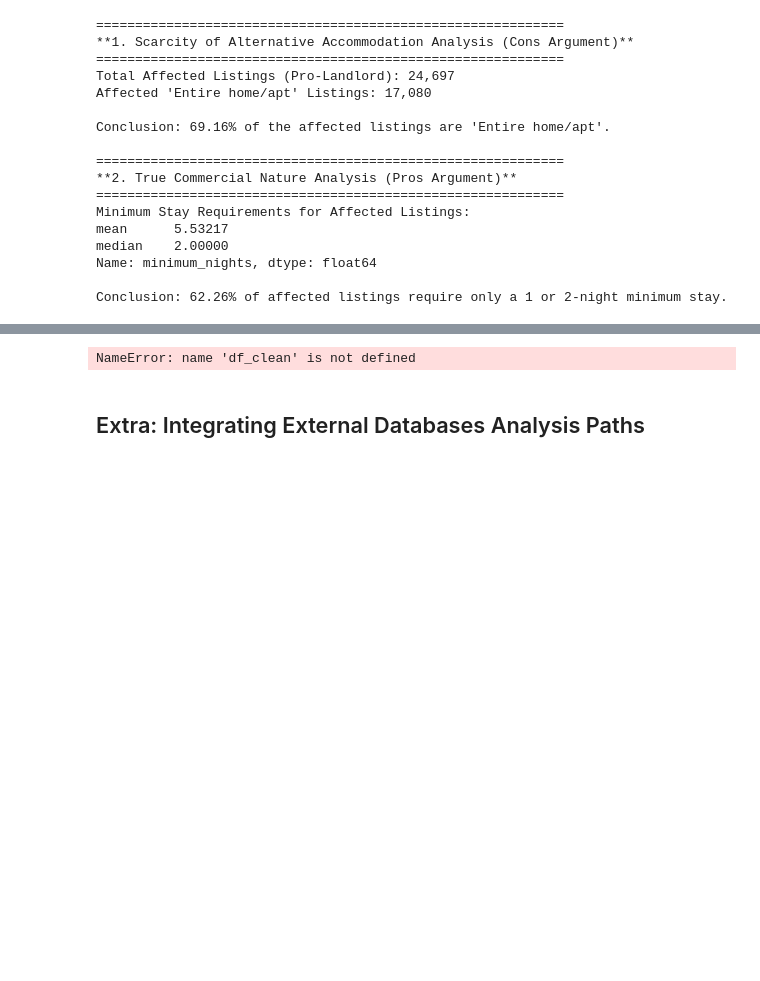
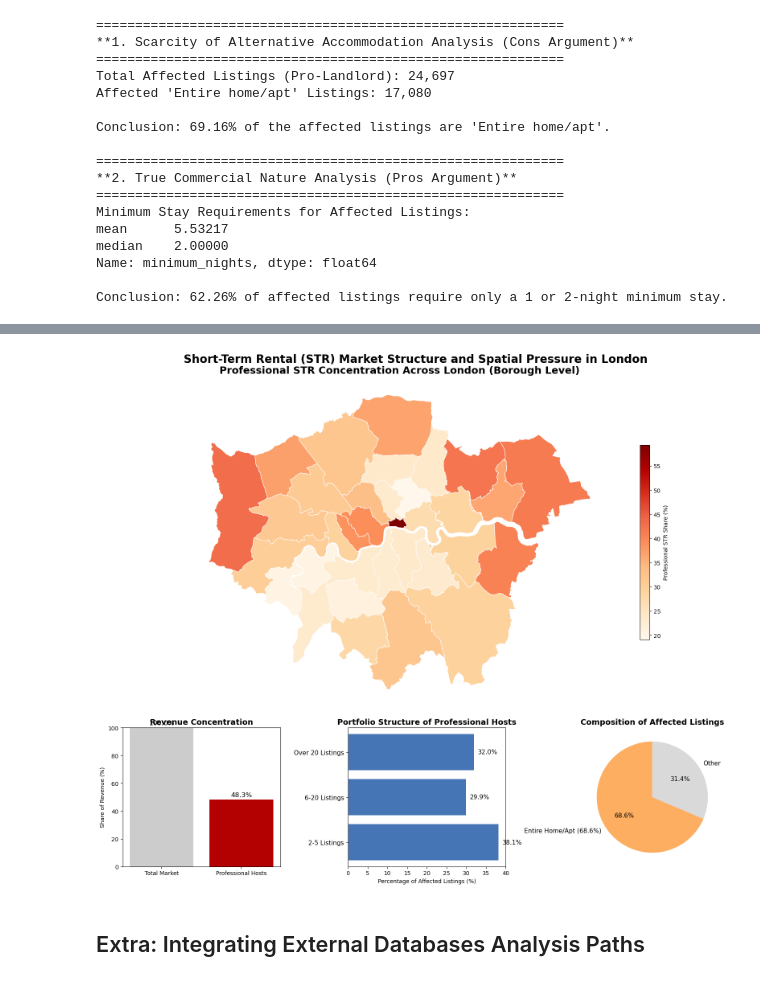
Before and after one commit to zhengpei-xu/CASA0013_Groupwork, a Jupyter notebook: 02_Code/Counting_Landlords.ipynb, the cells around one changed output, grey strips where cells are left out. Drawn from its saved outputs; the diff is of its cells as text; code cells hidden in the pictures; blank space fills up the shorter version.

```diff
--- a/02_Code/Counting_Landlords.ipynb
+++ b/02_Code/Counting_Landlords.ipynb
@@ -948,39 +953,30 @@ import geopandas as gpd
 import numpy as np
 
 # ------------------------------------------------------------
-# 1. SPATIAL JOIN — Airbnb → Ward (Only smallest unit)
+# 1. BOROUGH-LEVEL PRESSURE — aggregate Airbnb → borough
 # ------------------------------------------------------------
 
-gdf_airbnb = gpd.GeoDataFrame(
-    df,
-    geometry=gpd.points_from_xy(df_clean.longitude, df_clean.latitude),
-    crs="EPSG:4326"
-)
-
-gdf_ward_join = gpd.sjoin(
-    gdf_airbnb,
-    wards_gdf[['WARD_NAME', 'geometry']],
-    how="left",
-    predicate="within"
-)
-
-# Ward-level STR pressure
-ward_stats = gdf_ward_join.groupby("WARD_NAME").agg(
+# Ensure df has Borough_Cleaned
+borough_stats = df.groupby("Borough_Cleaned").agg(
     total_listings=('id', 'count'),
     pro_listings=('is_pro_landlord', 'sum')
 ).reset_index()
 
-ward_stats['pro_share'] = ward_stats['pro_listings'] / ward_stats['total_listings'] * 100
+borough_stats["pro_share"] = borough_stats["pro_listings"] / borough_stats["total_listings"] * 100
 
-# Merge ward stats into ward geometries
-map_ward = wards_gdf.merge(ward_stats, on="WARD_NAME", how="left")
-
+# Merge results BACK into borough geometries
+map_boro = boros.merge(
+    borough_stats,
+    left_on="NAME",   # adjust if your borough column is different
+    right_on="Borough_Cleaned",
+    how="left"
+)
 
 # ------------------------------------------------------------
 # 2. Path 1 — Revenue + Portfolio
 # ------------------------------------------------------------
 
-rev_share = revenue_concentration_ratio  # % of market revenue by pro hosts
+rev_share = revenue_concentration_ratio  # e.g., 48.35%
 
 portfolio_labels = portfolio_df["Portfolio Tier"].tolist()
 portfolio_values = (
@@ -988,9 +984,8 @@ portfolio_values = (
     .str.rstrip("%").astype(float).tolist()
 )
 
-
 # ------------------------------------------------------------
-# 3. Path 3 — Entire Home % (Pro landlords)
+# 3. Path 3 — Entire Home % (Pro landlords only)
 # ------------------------------------------------------------
 
 entire_pct = (
@@ -1000,42 +995,34 @@ entire_pct = (
       * 100
 )
 
-
 # ------------------------------------------------------------
-# 4. FIGURE LAYOUT — A-Style (Top map + bottom 3 charts)
+# 4. FIGURE LAYOUT — big map + 3 small charts
 # ------------------------------------------------------------
 
 fig = plt.figure(figsize=(16, 14))
 gs = fig.add_gridspec(3, 3, height_ratios=[3.5, 1.5, 0.1])
 
-
 # ============================================================
-# TOP PANEL — Ward STR Pressure Map (Micro scale)
+# TOP PANEL — Borough STR Pressure Map
 # ============================================================
 
 ax_map = fig.add_subplot(gs[0, :])
 
-map_ward.plot(
+map_boro.plot(
     column="pro_share",
     cmap="OrRd",
-    linewidth=0,
+    linewidth=0.8,
+    edgecolor="white",
     ax=ax_map,
     legend=True,
     legend_kwds={"label": "Professional STR Share (%)", "shrink": 0.6}
 )
 
-# MSOA / Borough overlay (meso scale)
-boros.boundary.plot(ax=ax_map, color="black", linewidth=1)
-
-# Greater London outline (macro scale)
-boros.unary_union.boundary.plot(ax=ax_map, color="black", linewidth=2)
-
 ax_map.set_title(
-    "Professional STR Concentration Across London (Ward Level)",
+    "Professional STR Concentration Across London (Borough Level)",
     fontsize=18, weight="bold", pad=12
 )
 ax_map.axis("off")
-
 
 # ============================================================
 # BOTTOM LEFT — Revenue Concentration
@@ -1054,7 +1041,6 @@ ax1.set_ylabel("Share of Revenue (%)")
 for i, v in enumerate(values):
     ax1.text(i, v + 2, f"{v:.1f}%", ha="center", fontsize=12)
 
-
 # ============================================================
 # BOTTOM MIDDLE — Portfolio Structure
 # ============================================================
@@ -1070,42 +1056,40 @@ ax2.set_title("Portfolio Structure of Professional Hosts", fontsize=14, weight="
 
 for i, v in enumerate(portfolio_values):
     ax2.text(v + 1, i, f"{v:.1f}%", va="center", fontsize=11)
-
 
 # ============================================================
 # BOTTOM RIGHT — Entire Home %
 # ============================================================
 
 ax3 = fig.add_subplot(gs[1, 2])
 
 sizes = [entire_pct, 100 - entire_pct]
 labels = ["Entire Home/Apt", "Other"]
 colors = ["#fdae61", "#d9d9d9"]
 
 ax3.pie(
     sizes,
     labels=[f"{labels[0]} ({entire_pct:.1f}%)", labels[1]],
     autopct="%1.1f%%",
     startangle=90,
     colors=colors,
     textprops={'fontsize': 11}
 )
 ax3.set_title("Composition of Affected Listings", fontsize=14, weight="bold")
 
-
 # ------------------------------------------------------------
 # Global Title
 # ------------------------------------------------------------
 
 fig.suptitle(
     "Short-Term Rental (STR) Market Structure and Spatial Pressure in London",
     fontsize=20, weight="bold", y=0.98
 )
 
 plt.tight_layout()
 plt.show()
 # %% [output]
-NameError: name 'df_clean' is not defined
+[figure, added]
 # %% [markdown]
 ## Extra: Integrating External Databases Analysis Paths
 # %% [markdown]
```
Also changed, not shown: parts of 4 cells of this notebook.
